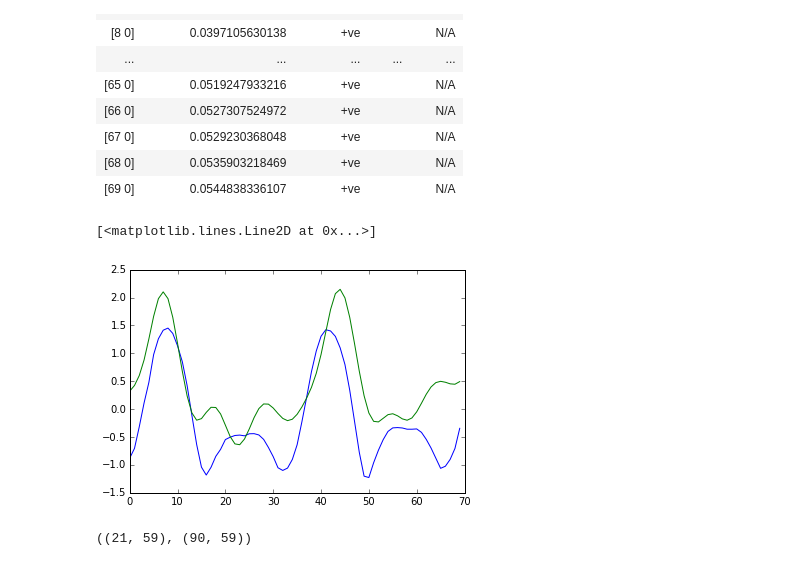
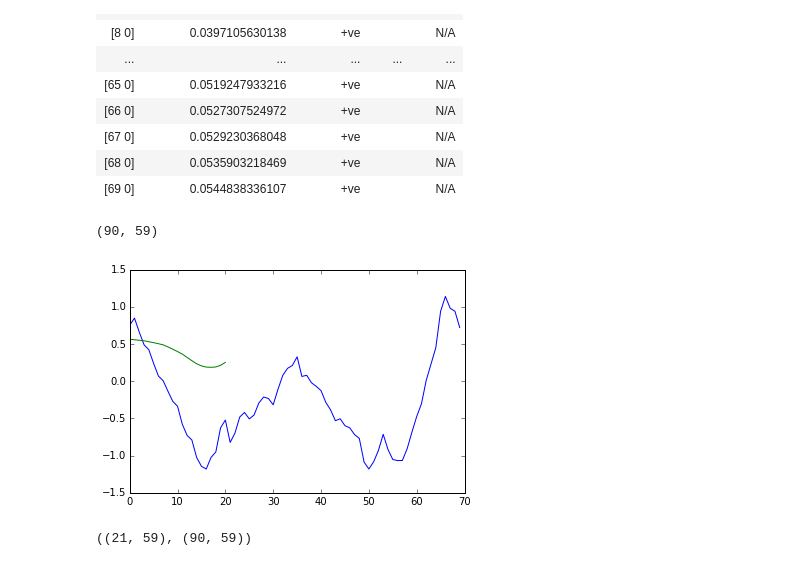
Before and after one commit to zhenwendai/RGP, a Jupyter notebook: examples/walk_run_2_zhenwen.ipynb, the cells around one changed output. Saved outputs shown, nothing was run; the diff lists cells and outputs as text; code cells hidden in the pictures.

```diff
--- a/examples/walk_run_2_zhenwen.ipynb
+++ b/examples/walk_run_2_zhenwen.ipynb
@@ -187,14 +187,16 @@ def load_data():
     from GPy.util.datasets import cmu_mocap
     train_motions = ['01', '02', '03', '04', # walking
                 '17', '18', '19', '20'] # running
-    test_motions = ['05','21']
+    test_motions = ['05','06','07','08','21','22','23','24']
     data = cmu_mocap('35', train_motions, test_motions, sample_every=4, data_set='cmu_mocap')
     return data
 
 def load_data_xyz():
-    train_motions = ['01', '02', '03', '04', # walking
-                '17', '18', '19', '20'] # running
-    test_motions = ['05','21']
+    #train_motions = ['01', '02', '03', '04', # walking
+    #            '17', '18', '19', '20'] # running
+    #test_motions = ['05','06','07','08','09','10','11','12','13','14','15','16','21','22','23','24','25','26']
+    train_motions = ['01', '02', '03', '04'] # walking
+    test_motions = ['05','06','07','08']
     data = cmu_mocap_xyz('35', train_motions, test_motions, sample_every=4, data_set='cmu_mocap')
     return data
 # %%
@@ -510,11 +589,11 @@ pd = m.freerun(U=ts_inp*0.1, m_match=False)
 #pd = pd.mean.values*data_out_std+data_out_mean
 #mean_pred = m.layer_0.Y.mean(0)*data_out_std+data_out_mean
 # %%
-plot(data_out_train_list[0][win_out:,6])
-plot(pd[:,6])
+plot(data_out_train_list[0][win_out:,1])
+plot(pd[:,1])
 # %% [output]
-[<matplotlib.lines.Line2D at 0x...>]
+(90, 59)
-[figure, old version]
+[figure, new version]
 # %%
 pd.shape, data_out_train_list[0].shape
 # %% [output]
```
Also changed, not shown: parts of 24 cells of this notebook.
